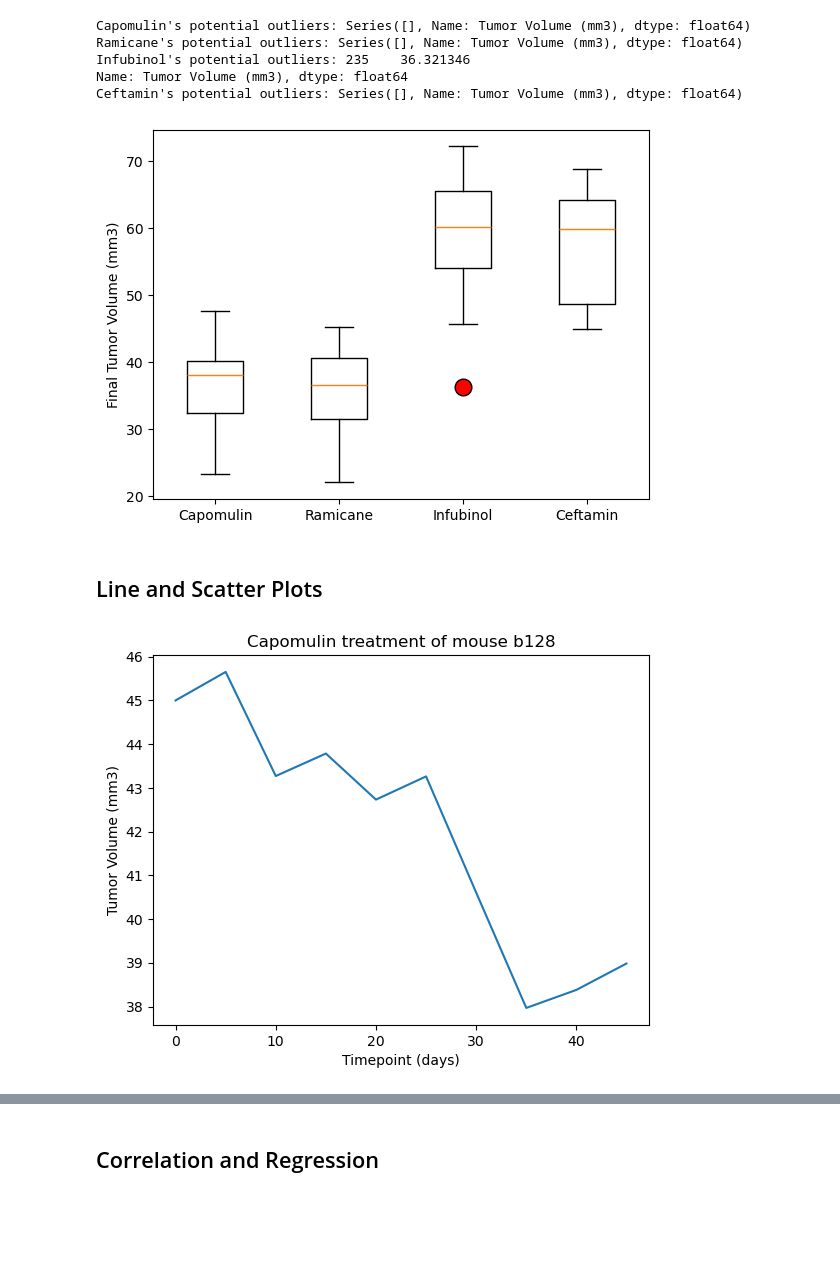
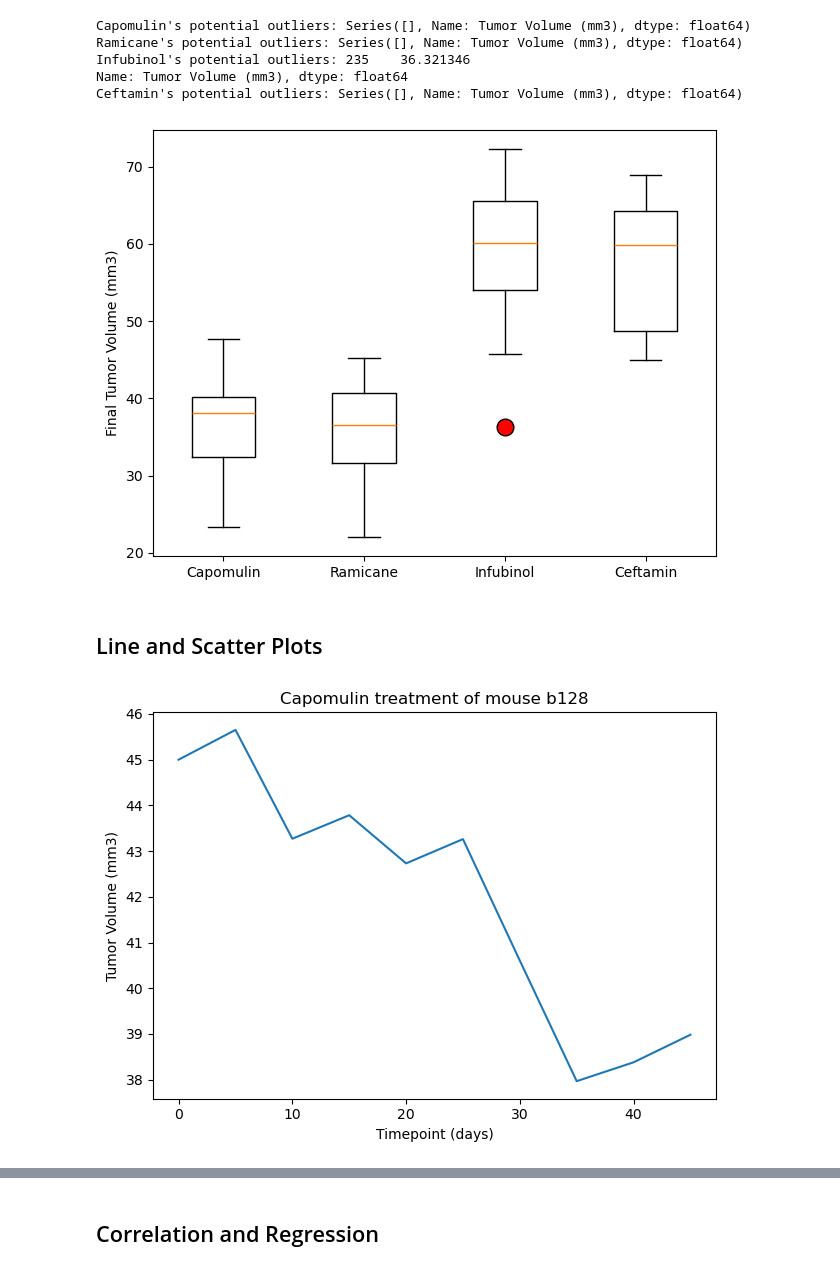
Before and after one commit to arzingy/matplotlib-challenge, a Jupyter notebook: Pymaceuticals/pymaceuticals.ipynb, the cells around one changed output, grey strips where cells are left out. Drawn from its saved outputs; the diff is of its cells as text; code cells hidden in the pictures; blank space fills up the shorter version.

```diff
--- a/Pymaceuticals/pymaceuticals.ipynb
+++ b/Pymaceuticals/pymaceuticals.ipynb
@@ -271,26 +276,29 @@ ax.boxplot(dr_volumes, tick_labels=treatments,
            flierprops={'markerfacecolor': 'red', 'marker': 'o', 'markersize': 12})
 ax.set_ylabel("Final Tumor Volume (mm3)")
 
+plt.tight_layout()
 plt.show()
 # %% [output]
-[figure, old version]
+[figure, new version]
 # %% [markdown]
 ## Line and Scatter Plots
 # %%
 # Generate a line plot of tumor volume vs. time point for a single mouse treated with Capomulin
 
 capomulin_mice = complete_clean_data.loc[complete_clean_data["Drug Regimen"] == "Capomulin", :]
 
 first_capomulin_mouse = capomulin_mice.iloc[0,0]
 
 first_capomulin_mouse_info = capomulin_mice.loc[capomulin_mice["Mouse ID"] == first_capomulin_mouse, :]
 
 first_capomulin_mouse_info.plot("Timepoint", "Tumor Volume (mm3)", kind="line",
                                 title=f"Capomulin treatment of mouse {first_capomulin_mouse}", legend=False,
                                 xlabel="Timepoint (days)", ylabel="Tumor Volume (mm3)")
+
+plt.tight_layout()
 plt.show()
 # %% [output]
-[figure, old version]
+[figure, new version]
 # %%
 # Here I get the info for l509 mouse - the same mouse that was in the output cell in the starter file (just in case)
 
```
Also changed, not shown: parts of 6 cells of this notebook.
